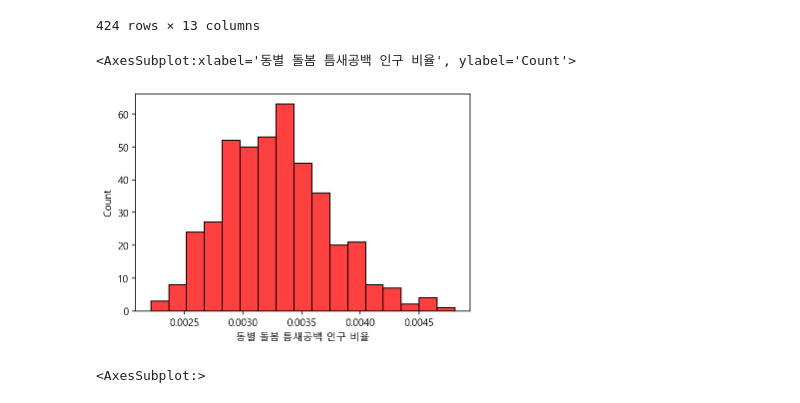
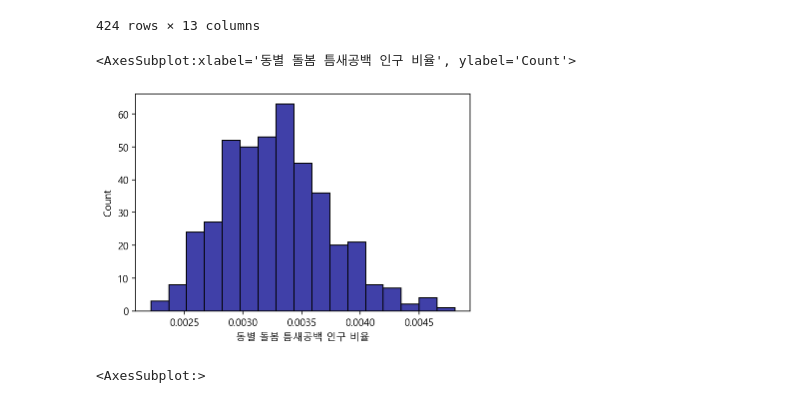
Before and after one commit to gyuholee94/seoul_contest, a Jupyter notebook: 규호_최종틈새지수.ipynb, the cells around one changed output. Drawn from its saved outputs; the diff is of its cells as text; code cells hidden in the pictures.

```diff
--- a/규호_최종틈새지수.ipynb
+++ b/규호_최종틈새지수.ipynb
@@ -543,10 +543,10 @@ final_df
 | 423 | 1120069000 | 성동구 | 성수2가3동 | 532 | 3537 | 11294 | 0.628100 | 2221.591354 | 1104.130903 | ... |
 424 rows × 13 columns
 # %%
-sns.histplot(final_df['동별 돌봄 틈새공백 인구 비율'], color='red')
+sns.histplot(final_df['동별 돌봄 틈새공백 인구 비율'], color='darkblue')
 # %% [output]
 <AxesSubplot:xlabel='동별 돌봄 틈새공백 인구 비율', ylabel='Count'>
-[figure, old version]
+[figure, new version]
 # %%
 final_df['돌봄 틈새공백 인구'].hist(bins=100)
 # %% [output]
```
Also changed, not shown: parts of 61 cells of this notebook, 7 other files.
